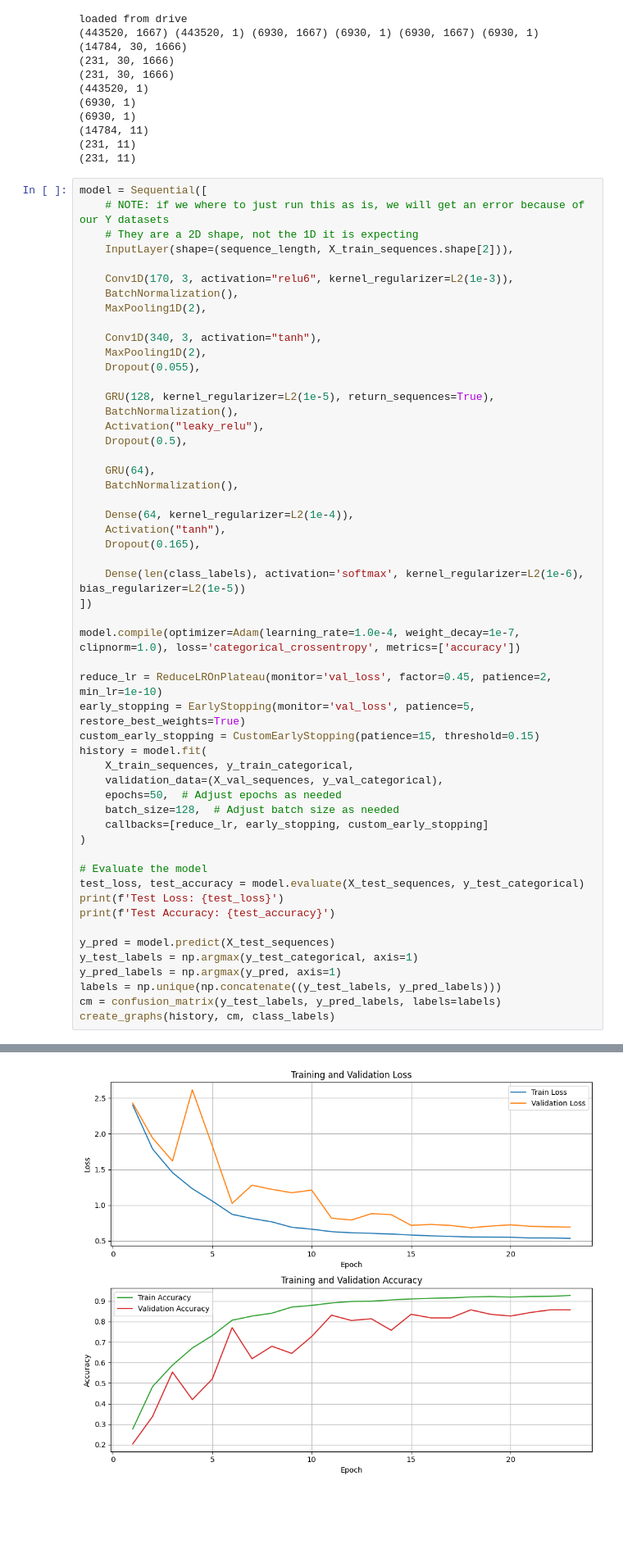
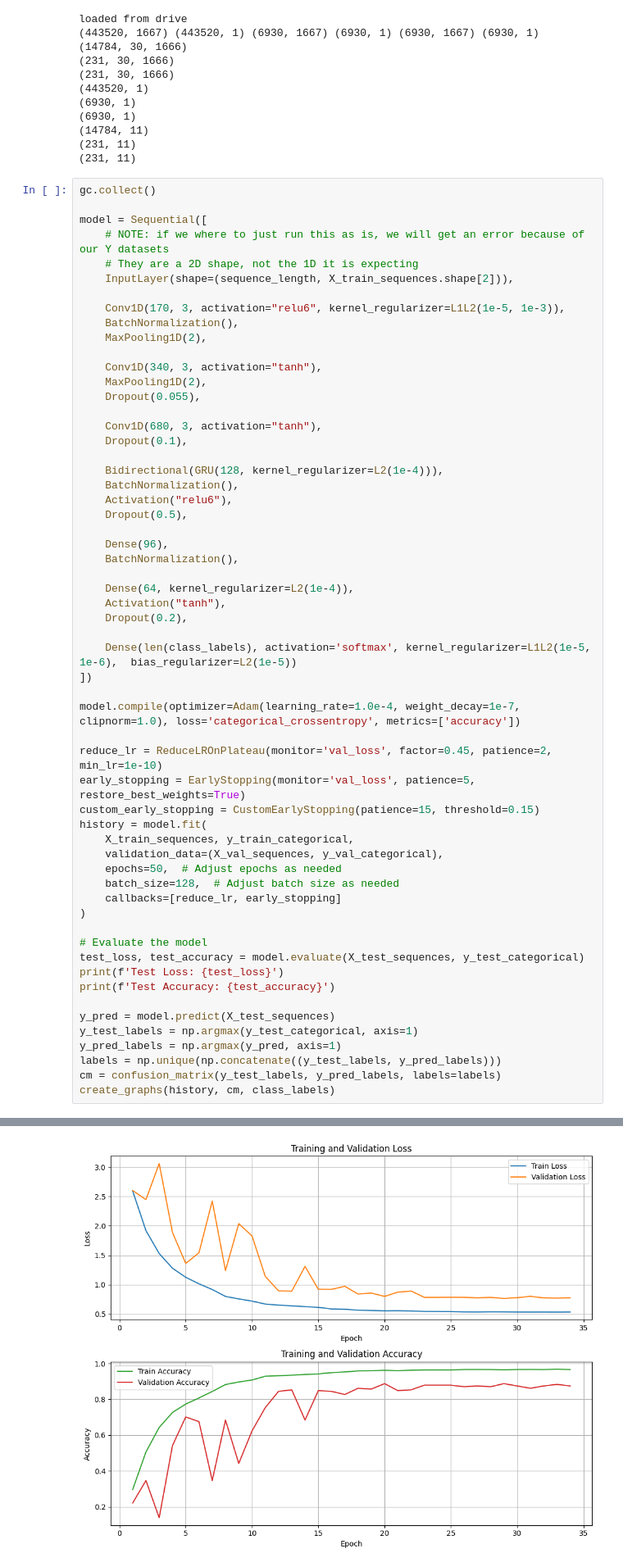
Before and after one commit to D3rrickLa/machine_learning_tfnmp, a Jupyter notebook: model/CNN_LSTM/v3/cnn_lstm_v3.ipynb, the cells around one changed output, grey strips where cells are left out. Shown at 82% size. Cells and saved outputs as stored; diff of their text form; blank space fills up the shorter version.

```diff
--- a/model/CNN_LSTM/v3/cnn_lstm_v3.ipynb
+++ b/model/CNN_LSTM/v3/cnn_lstm_v3.ipynb
@@ -200,12 +200,14 @@ loaded from drive
 (231, 11)
 (231, 11)
 # %%
+gc.collect()
+
 model = Sequential([
     # NOTE: if we where to just run this as is, we will get an error because of our Y datasets
     # They are a 2D shape, not the 1D it is expecting
     InputLayer(shape=(sequence_length, X_train_sequences.shape[2])),
 
-    Conv1D(170, 3, activation="relu6", kernel_regularizer=L2(1e-3)),
+    Conv1D(170, 3, activation="relu6", kernel_regularizer=L1L2(1e-5, 1e-3)),
     BatchNormalization(),
     MaxPooling1D(2),
 
@@ -213,19 +215,22 @@ model = Sequential([
     MaxPooling1D(2),
     Dropout(0.055),
 
-    GRU(128, kernel_regularizer=L2(1e-5), return_sequences=True),
+    Conv1D(680, 3, activation="tanh"),
+    Dropout(0.1),
+
+    Bidirectional(GRU(128, kernel_regularizer=L2(1e-4))),
     BatchNormalization(),
-    Activation("leaky_relu"),
+    Activation("relu6"),
     Dropout(0.5),
 
-    GRU(64),
+    Dense(96),
     BatchNormalization(),
 
     Dense(64, kernel_regularizer=L2(1e-4)),
     Activation("tanh"),
-    Dropout(0.165),
+    Dropout(0.2),
 
-    Dense(len(class_labels), activation='softmax', kernel_regularizer=L2(1e-6),  bias_regularizer=L2(1e-5))
+    Dense(len(class_labels), activation='softmax', kernel_regularizer=L1L2(1e-5, 1e-6),  bias_regularizer=L2(1e-5))
 ])
 
 model.compile(optimizer=Adam(learning_rate=1.0e-4, weight_decay=1e-7, clipnorm=1.0), loss='categorical_crossentropy', metrics=['accuracy'])
@@ -238,7 +243,7 @@ history = model.fit(
     validation_data=(X_val_sequences, y_val_categorical),
     epochs=50,  # Adjust epochs as needed
     batch_size=128,  # Adjust batch size as needed
-    callbacks=[reduce_lr, early_stopping, custom_early_stopping]
+    callbacks=[reduce_lr, early_stopping]
 )
 
 # Evaluate the model
@@ -274,2 +279,2 @@ WARNING:tensorflow:5 out of the last 17 calls to <function TensorFlowTrainer.mak
-[figure, old version]
+[figure, new version]
 # %%
```
Also changed, not shown: parts of 3 cells of this notebook, 5 other files.
